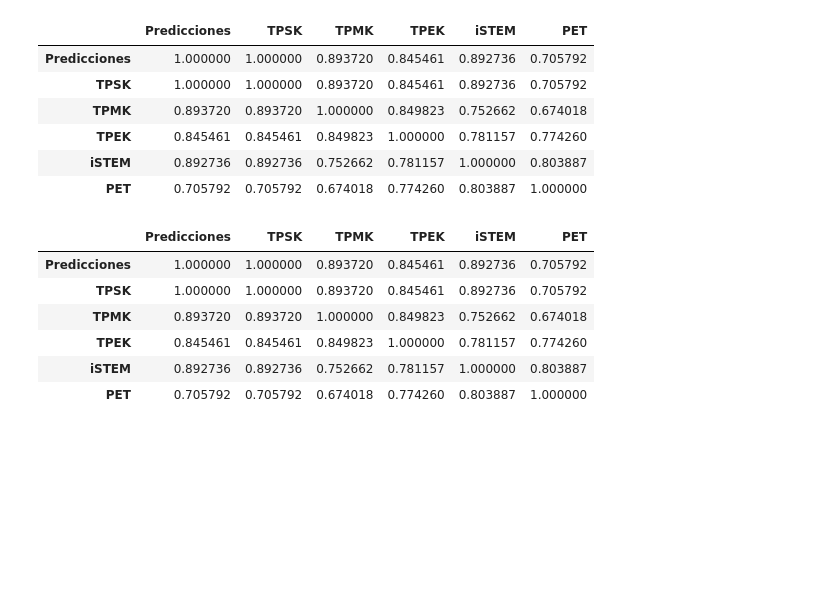
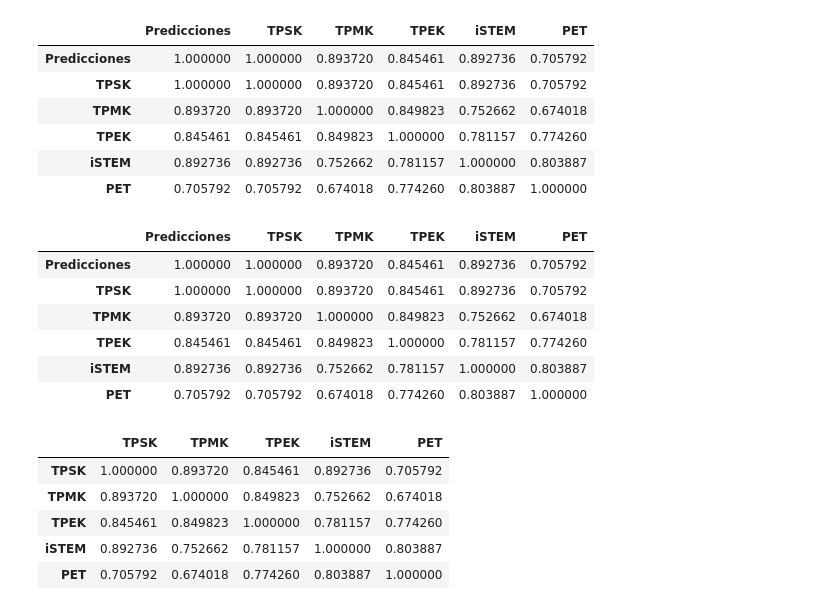
Before and after one commit to EduarBecerra/Extracci-n-de-datos, a Jupyter notebook: Regrasión_Lineal_Pretest_TP_STEMK.ipynb, the cells around one changed output. Drawn from its saved outputs; the diff is of its cells as text; code cells hidden in the pictures; blank space fills up the shorter version.

```diff
--- a/Regrasión_Lineal_Pretest_TP_STEMK.ipynb
+++ b/Regrasión_Lineal_Pretest_TP_STEMK.ipynb
@@ -207,2 +196,13 @@ Corr_Factors1
+# %%
+# Now calculate the correlation matrix
+Corr_Factors = numeric_df.corr()
+Corr_Factors
+# %% [output]
+|  | TPSK | TPMK | TPEK | iSTEM | PET |
+| TPSK | 1.000000 | 0.893720 | 0.845461 | 0.892736 | 0.705792 |
+| TPMK | 0.893720 | 1.000000 | 0.849823 | 0.752662 | 0.674018 |
+| TPEK | 0.845461 | 0.849823 | 1.000000 | 0.781157 | 0.774260 |
+| iSTEM | 0.892736 | 0.752662 | 0.781157 | 1.000000 | 0.803887 |
+| PET | 0.705792 | 0.674018 | 0.774260 | 0.803887 | 1.000000 |
 # %%
 #Ajustamos el mapa de calor de los coeficientes de correlación
```
Also changed, not shown: parts of 6 cells of this notebook.
